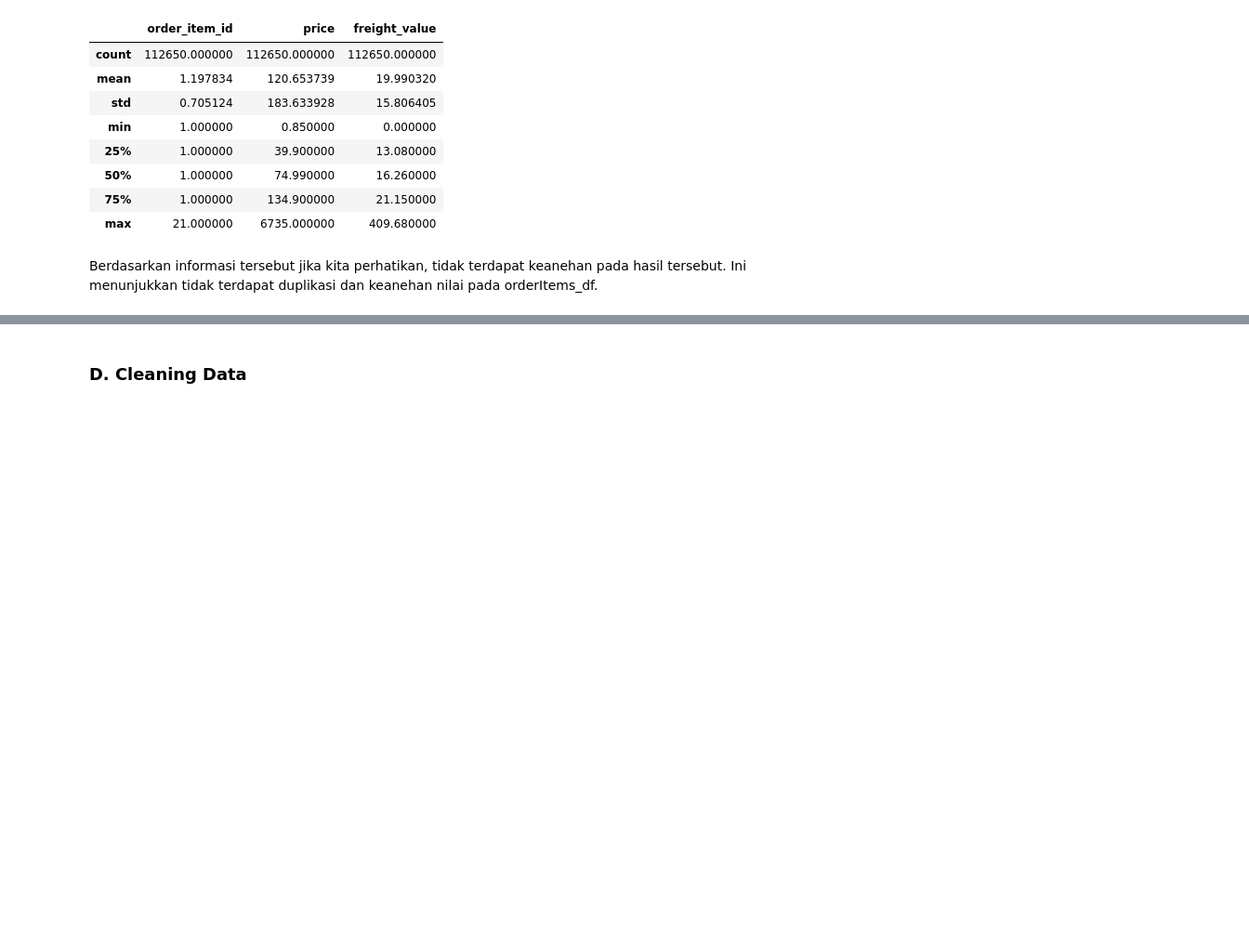
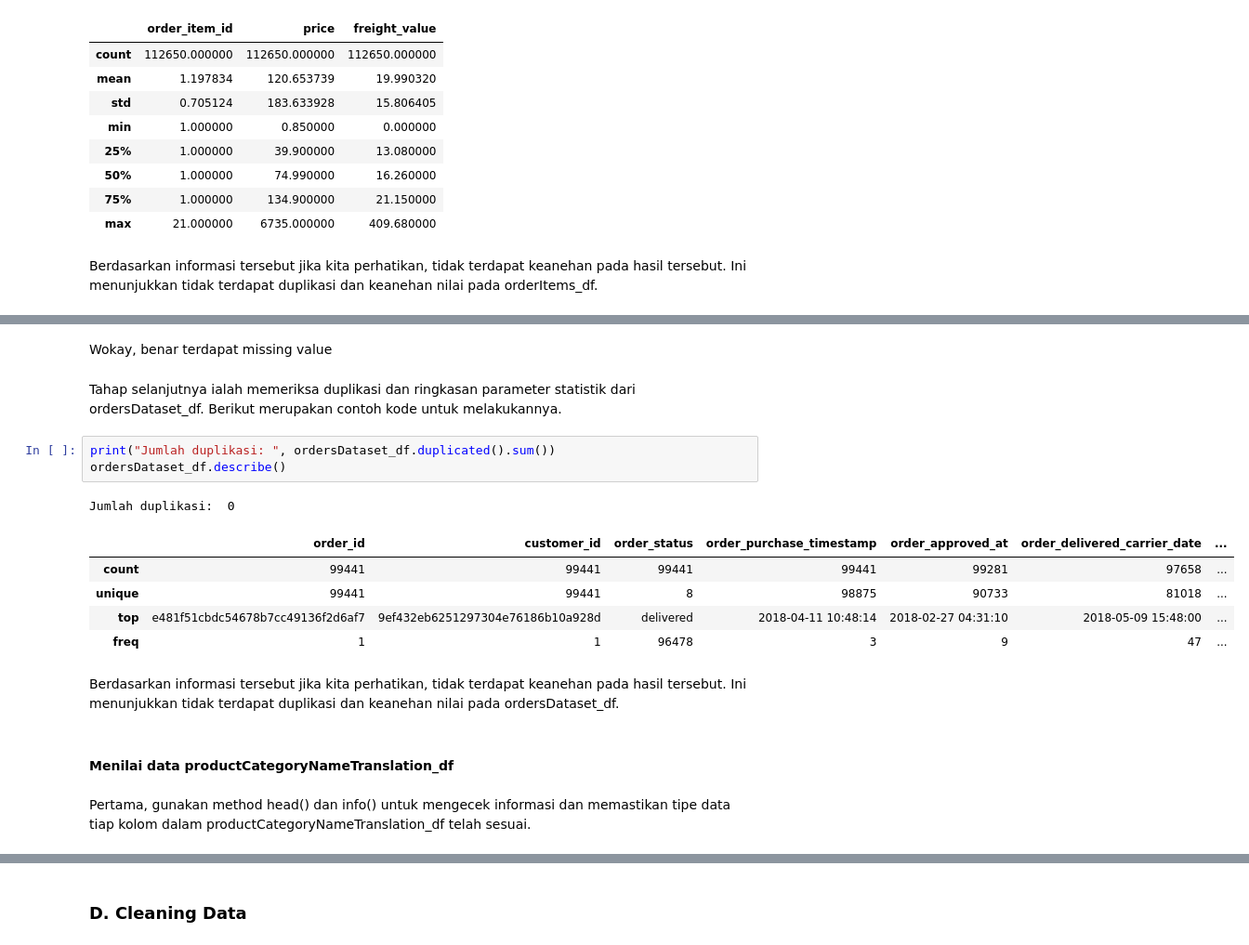
Before and after one commit to NuryaFahruRosyidin2406/Dicoding_Learn-Data-Scientist, a Jupyter notebook: Submission Project Analisis Data/Submission_Project_Analisis_Data.ipynb, the cells around one changed output, grey strips where cells are left out. Shown: that part at 93% size. Drawn from its saved outputs; the diff is of its cells as text; blank space fills up the shorter version.

```diff
--- a/Submission Project Analisis Data/Submission_Project_Analisis_Data.ipynb
+++ b/Submission Project Analisis Data/Submission_Project_Analisis_Data.ipynb
@@ -338,0 +512,20 @@ Berdasarkan informasi tersebut jika kita perhatikan, tidak terdapat keanehan pad
+# %% [markdown]
+Wokay, benar terdapat missing value
+# %% [markdown]
+Tahap selanjutnya ialah memeriksa duplikasi dan ringkasan parameter statistik dari ordersDataset_df. Berikut merupakan contoh kode untuk melakukannya.
+# %%
+print("Jumlah duplikasi: ", ordersDataset_df.duplicated().sum())
+ordersDataset_df.describe()
+# %% [output]
+Jumlah duplikasi:  0
+|  | order_id | customer_id | order_status | order_purchase_timestamp | order_approved_at | order_delivered_carrier_date | ... |
+| count | 99441 | 99441 | 99441 | 99441 | 99281 | 97658 | ... |
+| unique | 99441 | 99441 | 8 | 98875 | 90733 | 81018 | ... |
+| top | e481f51cbdc54678b7cc49136f2d6af7 | 9ef432eb6251297304e76186b10a928d | delivered | 2018-04-11 10:48:14 | 2018-02-27 04:31:10 | 2018-05-09 15:48:00 | ... |
+| freq | 1 | 1 | 96478 | 3 | 9 | 47 | ... |
+# %% [markdown]
+Berdasarkan informasi tersebut jika kita perhatikan, tidak terdapat keanehan pada hasil tersebut. Ini menunjukkan tidak terdapat duplikasi dan keanehan nilai pada ordersDataset_df.
+# %% [markdown]
+#### Menilai data productCategoryNameTranslation_df
+# %% [markdown]
+Pertama, gunakan method head() dan info() untuk mengecek informasi dan memastikan tipe data tiap kolom dalam productCategoryNameTranslation_df telah sesuai.
```
Also changed, not shown: parts of 63 cells of this notebook.
